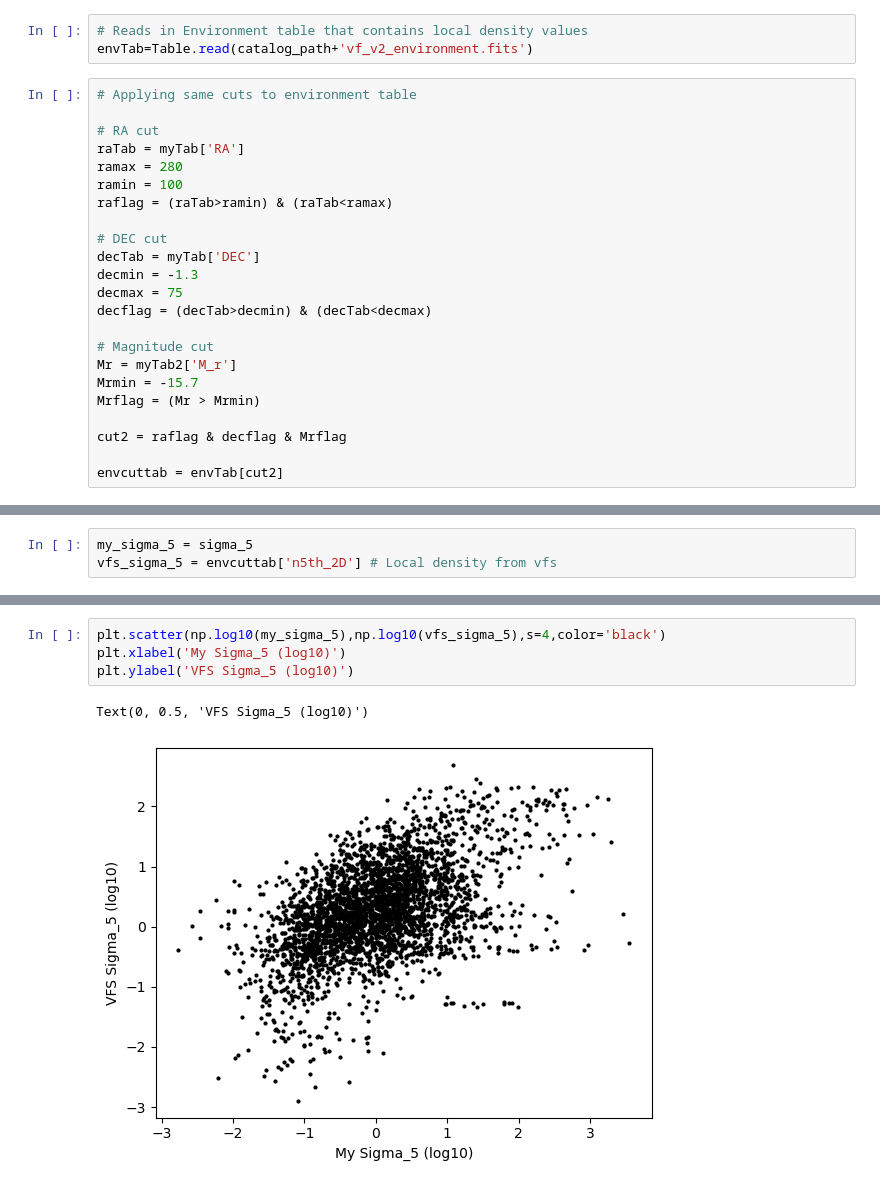
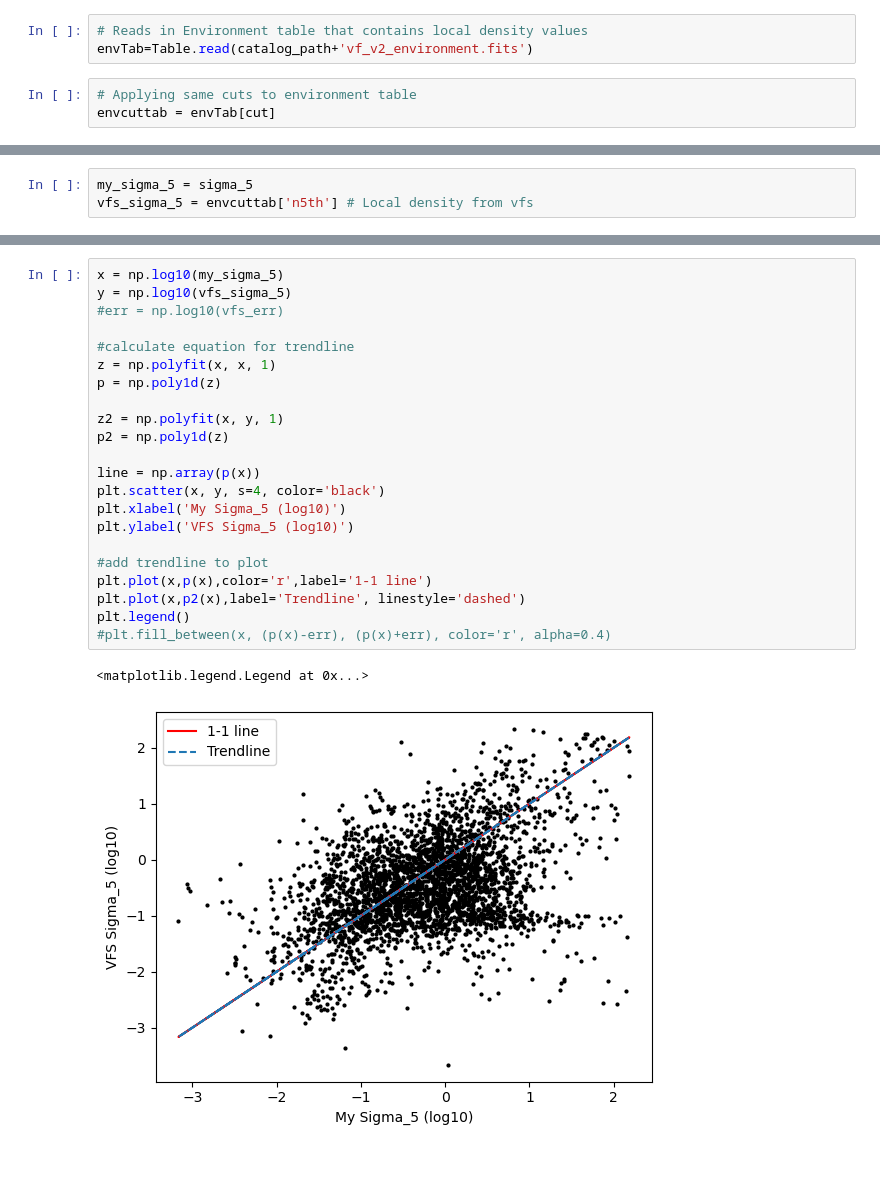
Before and after one commit to EvanBarkus/WISESize_Project, a Jupyter notebook: Castignani_LD.ipynb, the cells around one changed output, grey strips where cells are left out. Saved outputs shown, nothing was run; the diff lists cells and outputs as text.

```diff
--- a/Castignani_LD.ipynb
+++ b/Castignani_LD.ipynb
@@ -175,24 +207,4 @@ sigma_5 = Local_Density(cuttab)
 envTab=Table.read(catalog_path+'vf_v2_environment.fits')
 # %%
 # Applying same cuts to environment table
-
-# RA cut
-raTab = myTab['RA']
-ramax = 280
-ramin = 100
-raflag = (raTab>ramin) & (raTab<ramax)
-
-# DEC cut
-decTab = myTab['DEC']
-decmin = -1.3
-decmax = 75
-decflag = (decTab>decmin) & (decTab<decmax)
-
-# Magnitude cut
-Mr = myTab2['M_r']
-Mrmin = -15.7
-Mrflag = (Mr > Mrmin)
-
-cut2 = raflag & decflag & Mrflag
-
-envcuttab = envTab[cut2]
+envcuttab = envTab[cut]
@@ -199,4 +213,4 @@ envcuttab = envTab[cut2]
 # %%
 my_sigma_5 = sigma_5
-vfs_sigma_5 = envcuttab['n5th_2D'] # Local density from vfs
+vfs_sigma_5 = envcuttab['n5th'] # Local density from vfs
 # %%
@@ -256,7 +271,25 @@ print(median(vfs_sigma_5))
 # %%
-plt.scatter(np.log10(my_sigma_5),np.log10(vfs_sigma_5),s=4,color='black')
+x = np.log10(my_sigma_5)
+y = np.log10(vfs_sigma_5)
+#err = np.log10(vfs_err)
+
+#calculate equation for trendline
+z = np.polyfit(x, x, 1)
+p = np.poly1d(z)
+
+z2 = np.polyfit(x, y, 1)
+p2 = np.poly1d(z)
+
+line = np.array(p(x))
+plt.scatter(x, y, s=4, color='black')
 plt.xlabel('My Sigma_5 (log10)')
 plt.ylabel('VFS Sigma_5 (log10)')
+
+#add trendline to plot
+plt.plot(x,p(x),color='r',label='1-1 line')
+plt.plot(x,p2(x),label='Trendline', linestyle='dashed')
+plt.legend()
+#plt.fill_between(x, (p(x)-err), (p(x)+err), color='r', alpha=0.4)
 # %% [output]
-Text(0, 0.5, 'VFS Sigma_5 (log10)')
+<matplotlib.legend.Legend at 0x...>
-[figure, old version]
+[figure, new version]
```
Also changed, not shown: parts of 11 cells of this notebook.
